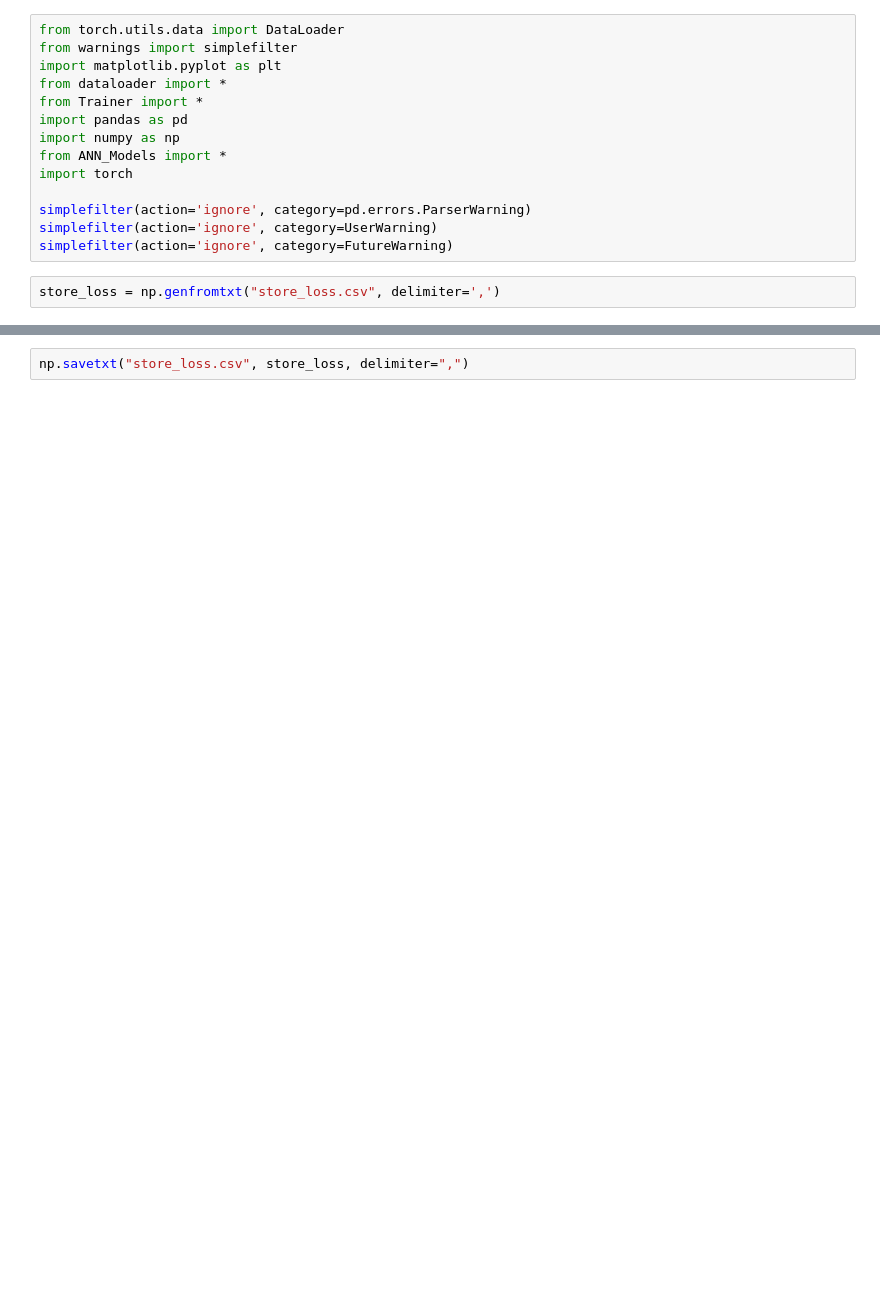
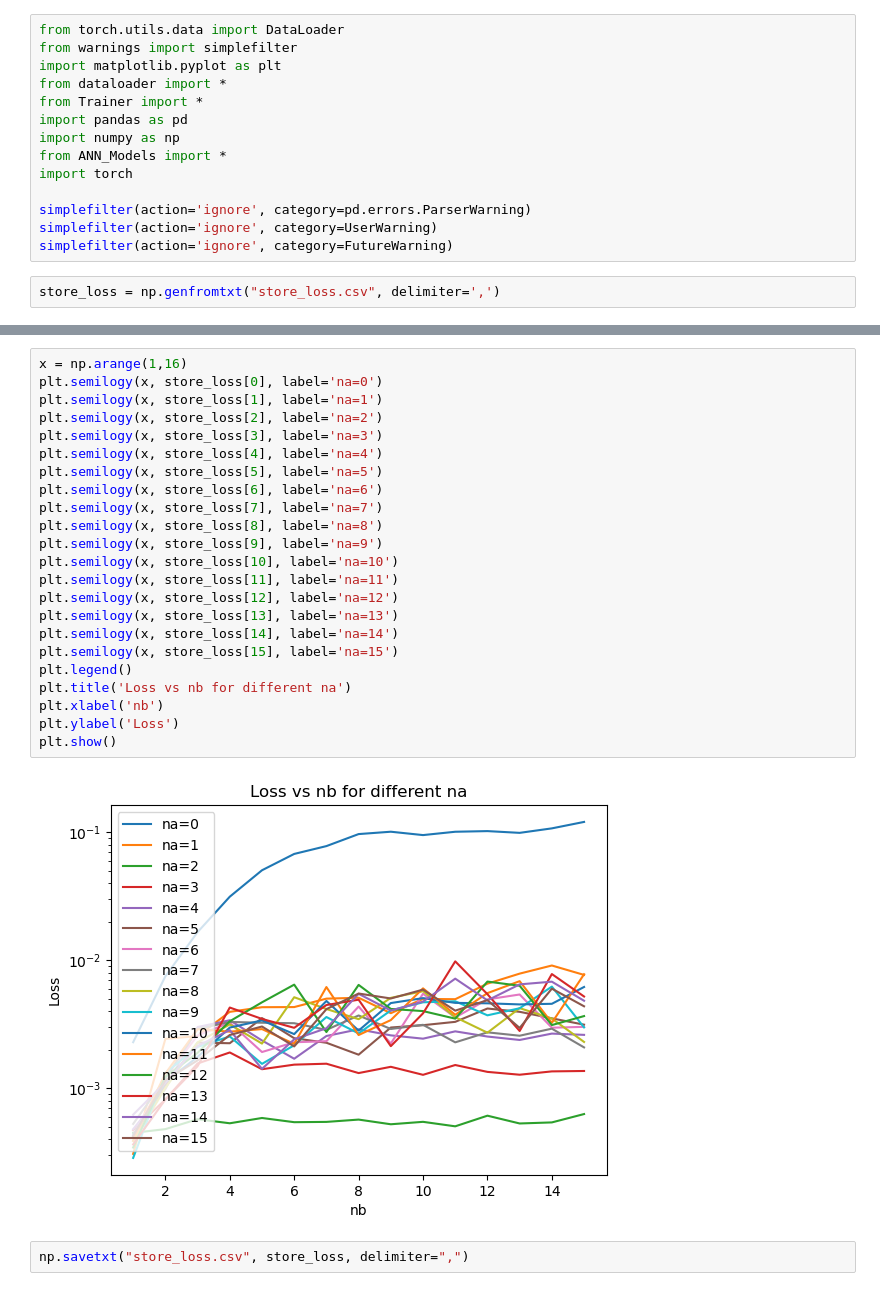
Before and after one commit to GerbenBeintema/gym-unbalanced-disk, a Jupyter notebook: OptimalNarx.ipynb, the cells around one changed output, grey strips where cells are left out. Cells and saved outputs as stored; diff of their text form; blank space fills up the shorter version.

```diff
--- a/OptimalNarx.ipynb
+++ b/OptimalNarx.ipynb
@@ -58,2 +73,27 @@ store_loss
+# %%
+x = np.arange(1,16)
+plt.semilogy(x, store_loss[0], label='na=0')
+plt.semilogy(x, store_loss[1], label='na=1')
+plt.semilogy(x, store_loss[2], label='na=2')
+plt.semilogy(x, store_loss[3], label='na=3')
+plt.semilogy(x, store_loss[4], label='na=4')
+plt.semilogy(x, store_loss[5], label='na=5')
+plt.semilogy(x, store_loss[6], label='na=6')
+plt.semilogy(x, store_loss[7], label='na=7')
+plt.semilogy(x, store_loss[8], label='na=8')
+plt.semilogy(x, store_loss[9], label='na=9')
+plt.semilogy(x, store_loss[10], label='na=10')
+plt.semilogy(x, store_loss[11], label='na=11')
+plt.semilogy(x, store_loss[12], label='na=12')
+plt.semilogy(x, store_loss[13], label='na=13')
+plt.semilogy(x, store_loss[14], label='na=14')
+plt.semilogy(x, store_loss[15], label='na=15')
+plt.legend()
+plt.title('Loss vs nb for different na')
+plt.xlabel('nb')
+plt.ylabel('Loss')
+plt.show()
+# %% [output]
+[figure, added]
 # %%
 np.savetxt("store_loss.csv", store_loss, delimiter=",")
```
Also changed, not shown: parts of 6 cells of this notebook, 1 other file.
